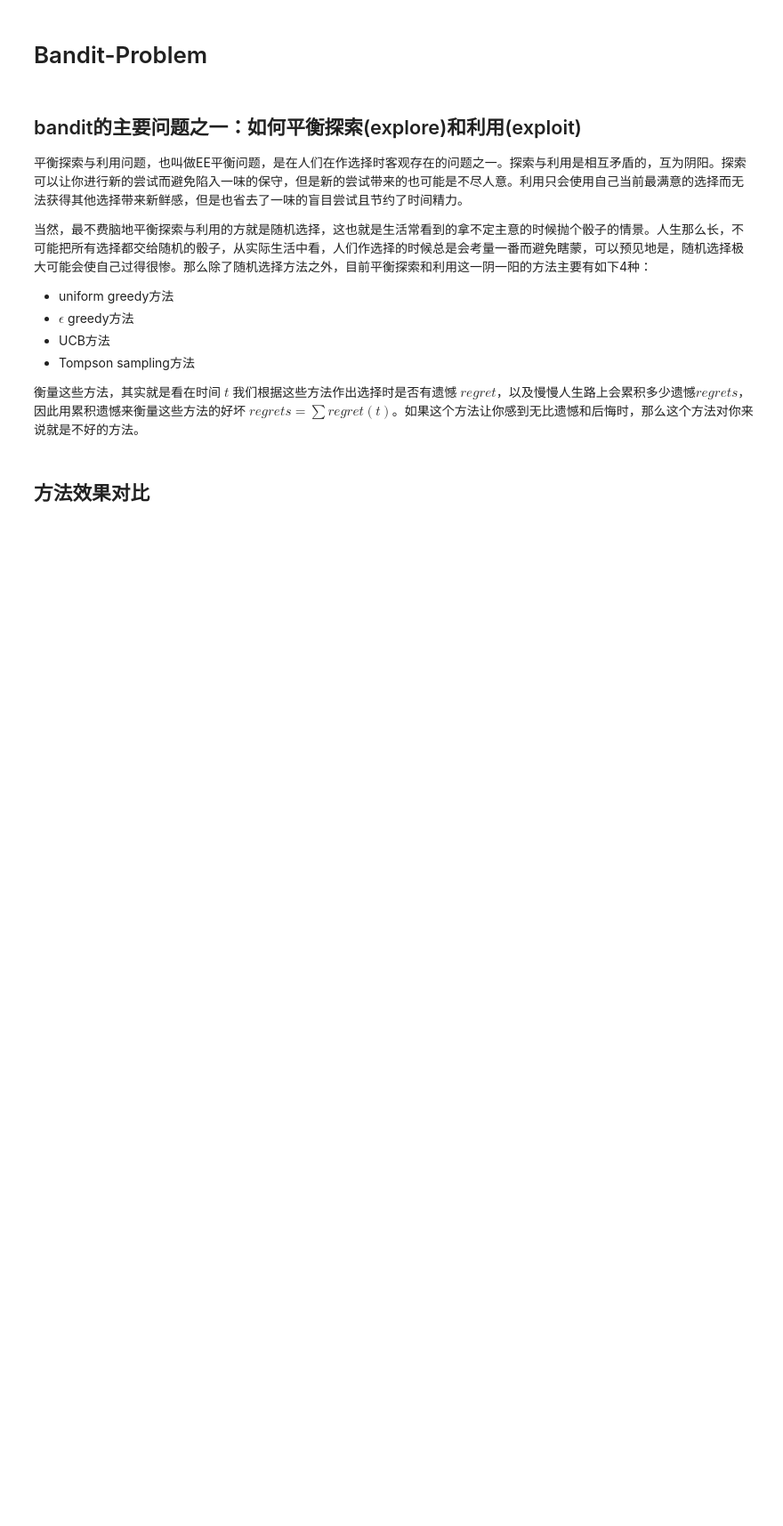
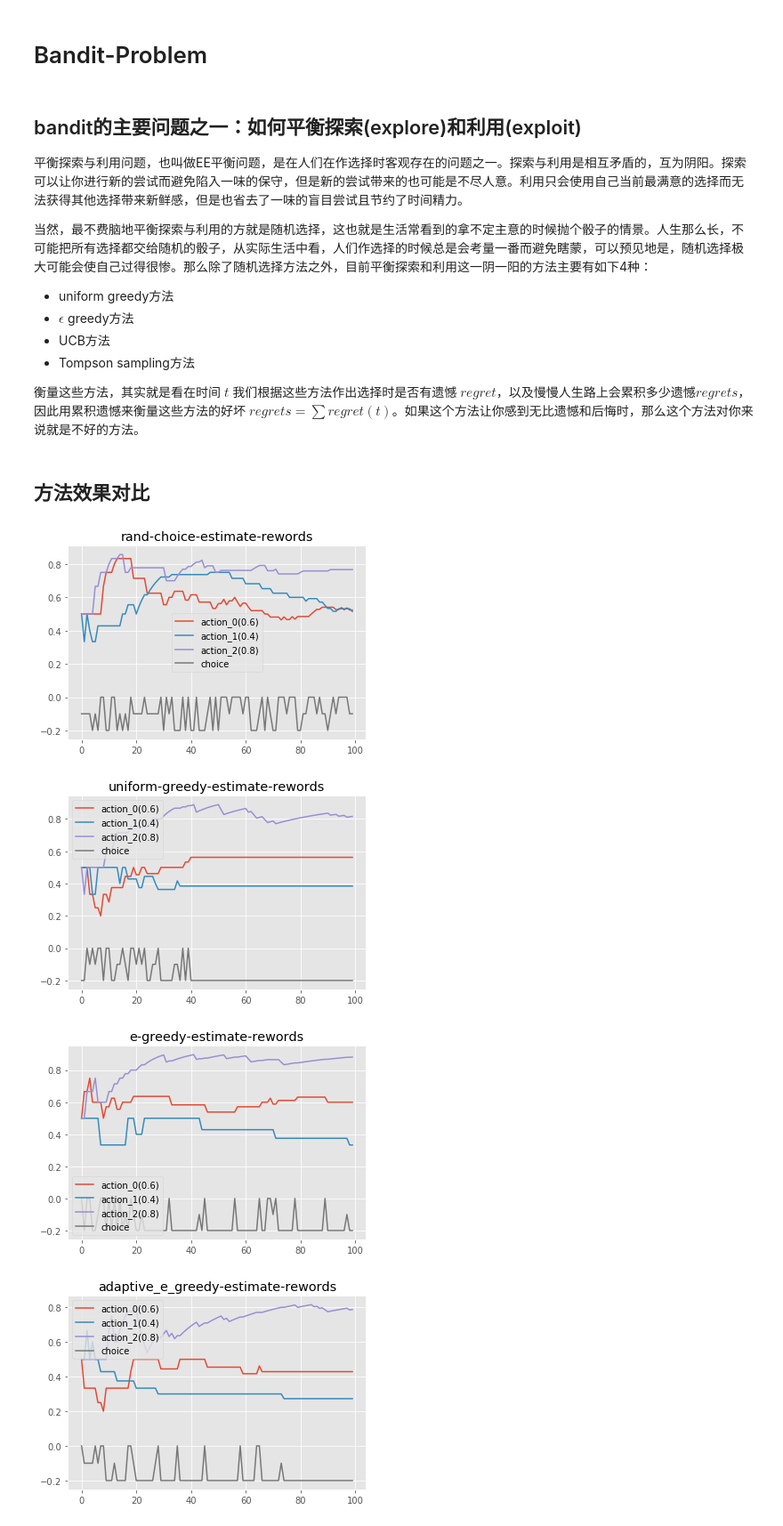
Before and after one commit to xiaobingscuer/lxber-code, a Jupyter notebook: code/RL/rl-systems-perspective/bandit-problem.ipynb, the cells around one changed output. Shown at 89% size. Cells and saved outputs as stored; diff of their text form; code cells hidden in the pictures; blank space fills up the shorter version.

Commit message:
add bandit

```diff
--- a/code/RL/rl-systems-perspective/bandit-problem.ipynb
+++ b/code/RL/rl-systems-perspective/bandit-problem.ipynb
@@ -16,0 +252,8 @@
+# %%
+bandit = Bandit()
+bandit.compare()
+# %% [output]
+[figure, added]
+[figure, added]
+[figure, added]
+[figure, added]
```
Also changed, not shown: parts of 5 cells of this notebook.
